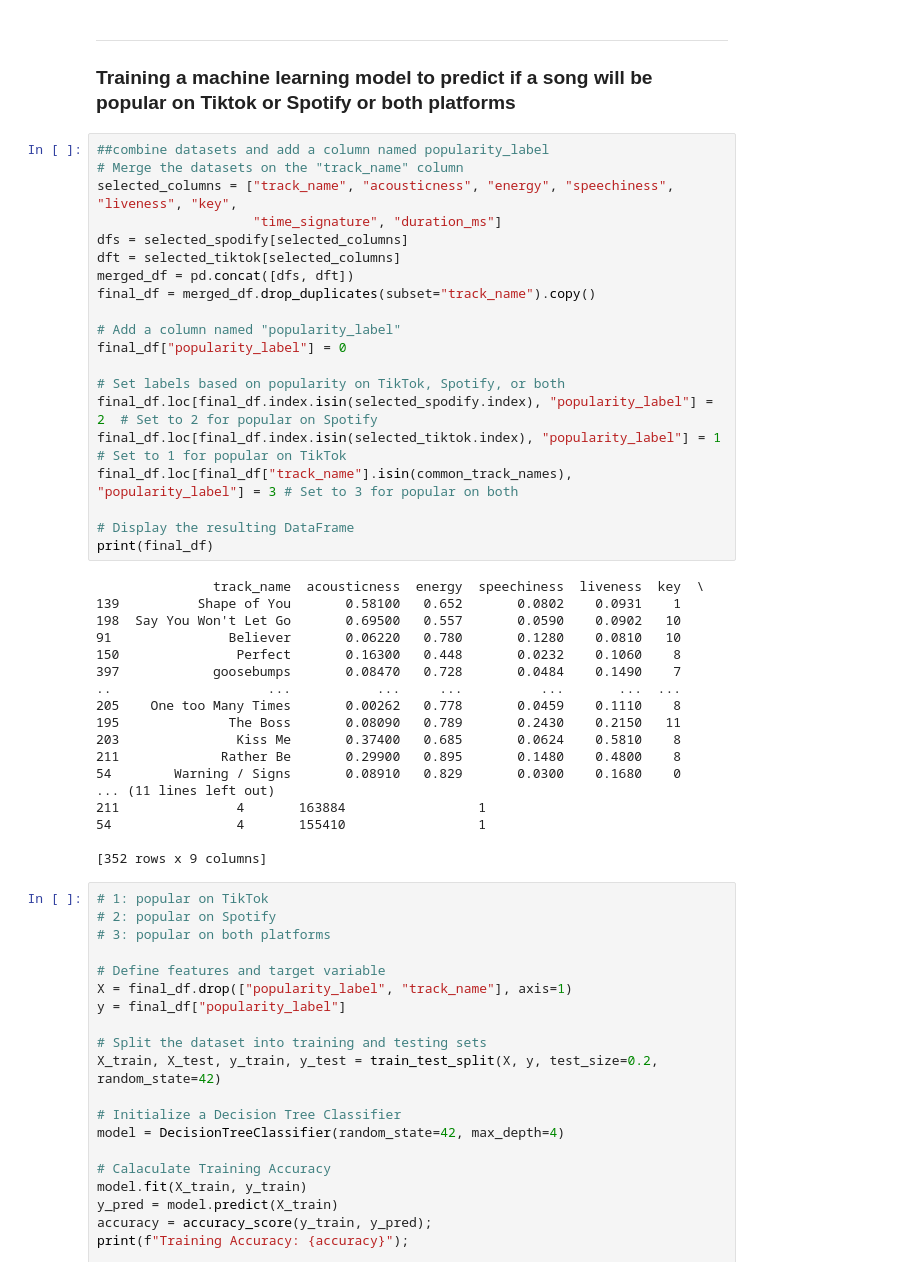
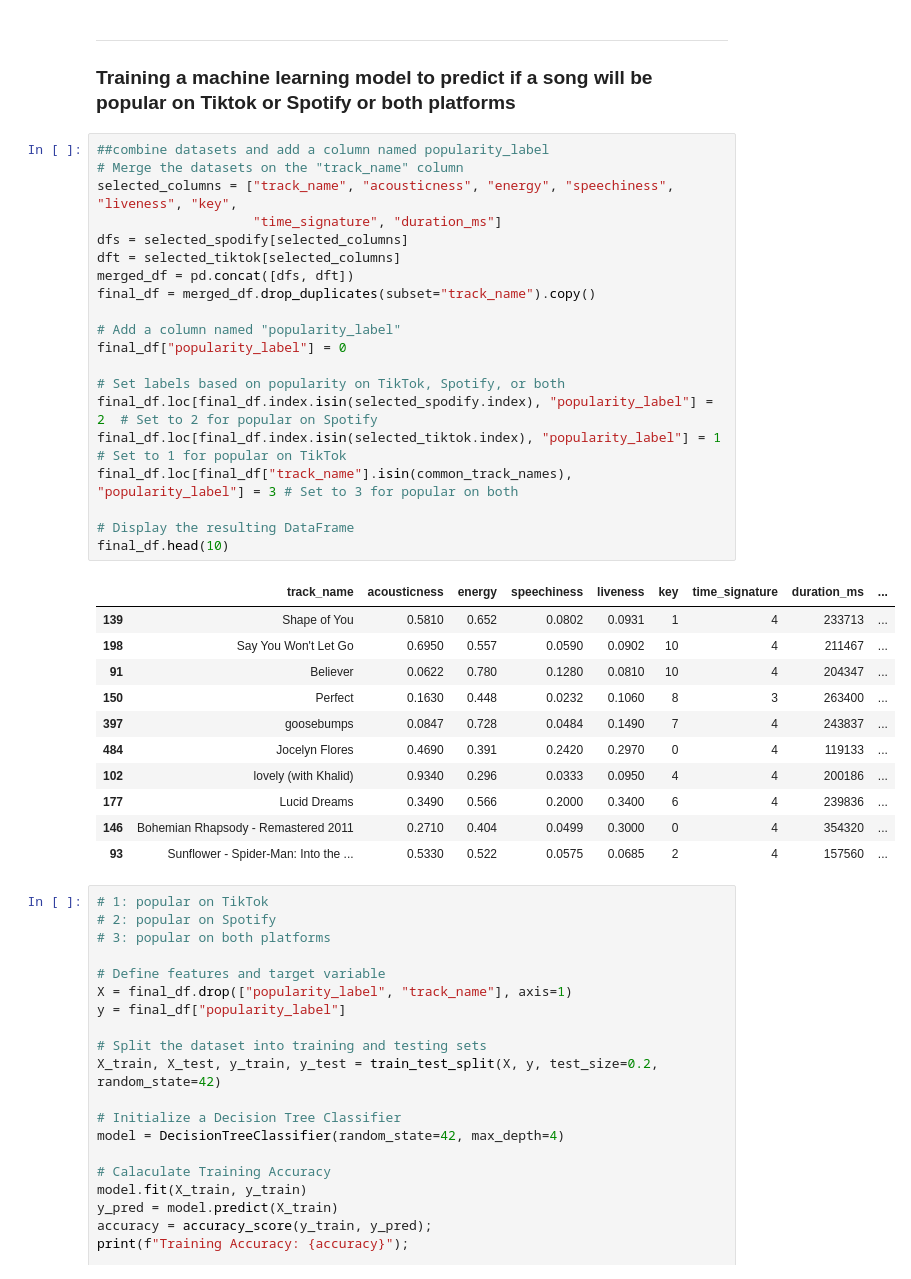
Before and after one commit to fdac23/TikTok_Vs._Spotify, a Jupyter notebook: file.ipynb, the cells around one changed output. Cells and saved outputs as stored; diff of their text form.

```diff
--- a/file.ipynb
+++ b/file.ipynb
@@ -217,41 +217,35 @@ sns.regplot(x=selected_tiktok["duration_ms"], y=selected_tiktok["track_pop"], co
 # %%
 ##combine datasets and add a column named popularity_label
 # Merge the datasets on the "track_name" column
 selected_columns = ["track_name", "acousticness", "energy", "speechiness", "liveness", "key",
                     "time_signature", "duration_ms"]
 dfs = selected_spodify[selected_columns]
 dft = selected_tiktok[selected_columns]
 merged_df = pd.concat([dfs, dft])
 final_df = merged_df.drop_duplicates(subset="track_name").copy()
 
 # Add a column named "popularity_label"
 final_df["popularity_label"] = 0
 
 # Set labels based on popularity on TikTok, Spotify, or both
 final_df.loc[final_df.index.isin(selected_spodify.index), "popularity_label"] = 2  # Set to 2 for popular on Spotify
 final_df.loc[final_df.index.isin(selected_tiktok.index), "popularity_label"] = 1  # Set to 1 for popular on TikTok
 final_df.loc[final_df["track_name"].isin(common_track_names), "popularity_label"] = 3 # Set to 3 for popular on both
 
 # Display the resulting DataFrame
-print(final_df)
+final_df.head(10)
 # %% [output]
-               track_name  acousticness  energy  speechiness  liveness  key  \
-139          Shape of You       0.58100   0.652       0.0802    0.0931    1
-198  Say You Won't Let Go       0.69500   0.557       0.0590    0.0902   10
-91               Believer       0.06220   0.780       0.1280    0.0810   10
-150               Perfect       0.16300   0.448       0.0232    0.1060    8
-397            goosebumps       0.08470   0.728       0.0484    0.1490    7
-..                    ...           ...     ...          ...       ...  ...
-205    One too Many Times       0.00262   0.778       0.0459    0.1110    8
-195              The Boss       0.08090   0.789       0.2430    0.2150   11
-203               Kiss Me       0.37400   0.685       0.0624    0.5810    8
-211             Rather Be       0.29900   0.895       0.1480    0.4800    8
-54        Warning / Signs       0.08910   0.829       0.0300    0.1680    0
-... (11 lines left out)
-211               4       163884                 1
-54                4       155410                 1
-
-[352 rows x 9 columns]
+|  | track_name | acousticness | energy | speechiness | liveness | key | time_signature | duration_ms | ... |
+| 139 | Shape of You | 0.5810 | 0.652 | 0.0802 | 0.0931 | 1 | 4 | 233713 | ... |
+| 198 | Say You Won't Let Go | 0.6950 | 0.557 | 0.0590 | 0.0902 | 10 | 4 | 211467 | ... |
+| 91 | Believer | 0.0622 | 0.780 | 0.1280 | 0.0810 | 10 | 4 | 204347 | ... |
+| 150 | Perfect | 0.1630 | 0.448 | 0.0232 | 0.1060 | 8 | 3 | 263400 | ... |
+| 397 | goosebumps | 0.0847 | 0.728 | 0.0484 | 0.1490 | 7 | 4 | 243837 | ... |
+| 484 | Jocelyn Flores | 0.4690 | 0.391 | 0.2420 | 0.2970 | 0 | 4 | 119133 | ... |
+| 102 | lovely (with Khalid) | 0.9340 | 0.296 | 0.0333 | 0.0950 | 4 | 4 | 200186 | ... |
+| 177 | Lucid Dreams | 0.3490 | 0.566 | 0.2000 | 0.3400 | 6 | 4 | 239836 | ... |
+| 146 | Bohemian Rhapsody - Remastered 2011 | 0.2710 | 0.404 | 0.0499 | 0.3000 | 0 | 4 | 354320 | ... |
+| 93 | Sunflower - Spider-Man: Into the ... | 0.5330 | 0.522 | 0.0575 | 0.0685 | 2 | 4 | 157560 | ... |
 # %%
 # 1: popular on TikTok
 # 2: popular on Spotify
```
